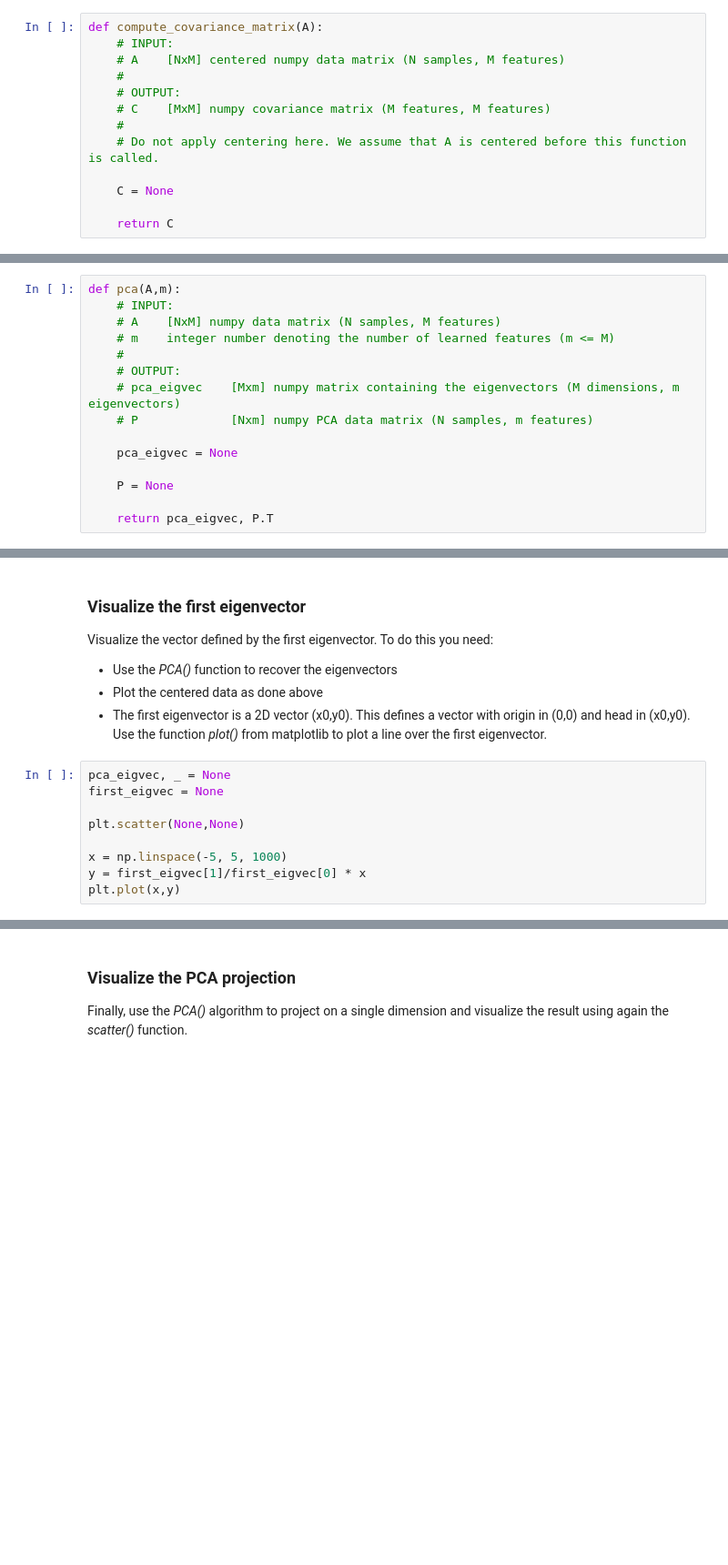
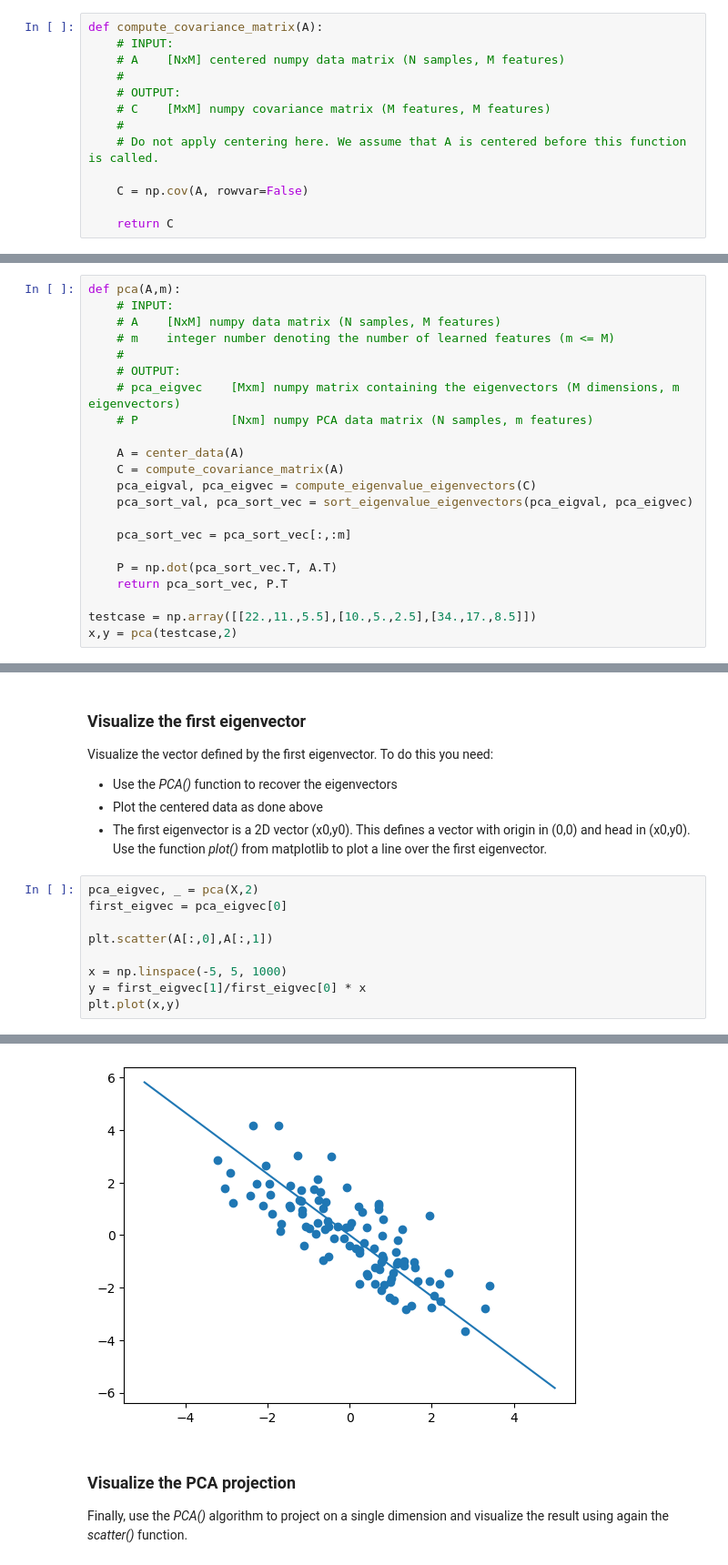
Before and after one commit to bendiksh96/in4050, a Jupyter notebook: IN3050_assignment_3.ipynb, the cells around one changed output, grey strips where cells are left out. Shown at 91% size. Drawn from its saved outputs; the diff is of its cells as text; blank space fills up the shorter version.

```diff
--- a/IN3050_assignment_3.ipynb
+++ b/IN3050_assignment_3.ipynb
@@ -92,7 +92,7 @@ def compute_covariance_matrix(A):
     #
     # Do not apply centering here. We assume that A is centered before this function is called.
 
-    C = None
+    C = np.cov(A, rowvar=False)
 
     return C
 # %% [markdown]
@@ -223,11 +190,18 @@ def pca(A,m):
     # pca_eigvec    [Mxm] numpy matrix containing the eigenvectors (M dimensions, m eigenvectors)
     # P             [Nxm] numpy PCA data matrix (N samples, m features)
 
-    pca_eigvec = None
+    A = center_data(A)
+    C = compute_covariance_matrix(A)
+    pca_eigval, pca_eigvec = compute_eigenvalue_eigenvectors(C)
+    pca_sort_val, pca_sort_vec = sort_eigenvalue_eigenvectors(pca_eigval, pca_eigvec)
 
-    P = None
+    pca_sort_vec = pca_sort_vec[:,:m]
 
-    return pca_eigvec, P.T
+    P = np.dot(pca_sort_vec.T, A.T)
+    return pca_sort_vec, P.T
+
+testcase = np.array([[22.,11.,5.5],[10.,5.,2.5],[34.,17.,8.5]])
+x,y = pca(testcase,2)
 # %% [markdown]
 Test your function checking the following assertion on *testcase*:
 # %%
@@ -280,10 +251,10 @@ To do this you need:
 - Plot the centered data as done above
 - The first eigenvector is a 2D vector (x0,y0). This defines a vector with origin in (0,0) and head in (x0,y0). Use the function *plot()* from matplotlib to plot a line over the first eigenvector.
 # %%
-pca_eigvec, _ = None
-first_eigvec = None
+pca_eigvec, _ = pca(X,2)
+first_eigvec = pca_eigvec[0]
 
-plt.scatter(None,None)
+plt.scatter(A[:,0],A[:,1])
 
 x = np.linspace(-5, 5, 1000)
 y = first_eigvec[1]/first_eigvec[0] * x
@@ -293,3 +264,4 @@ TypeError: cannot unpack non-iterable NoneType object
+[figure, added]
 # %% [markdown]
 ### Visualize the PCA projection
 Finally, use the *PCA()* algorithm to project on a single dimension and visualize the result using again the *scatter()* function.
```
Also changed, not shown: parts of 24 cells of this notebook.
